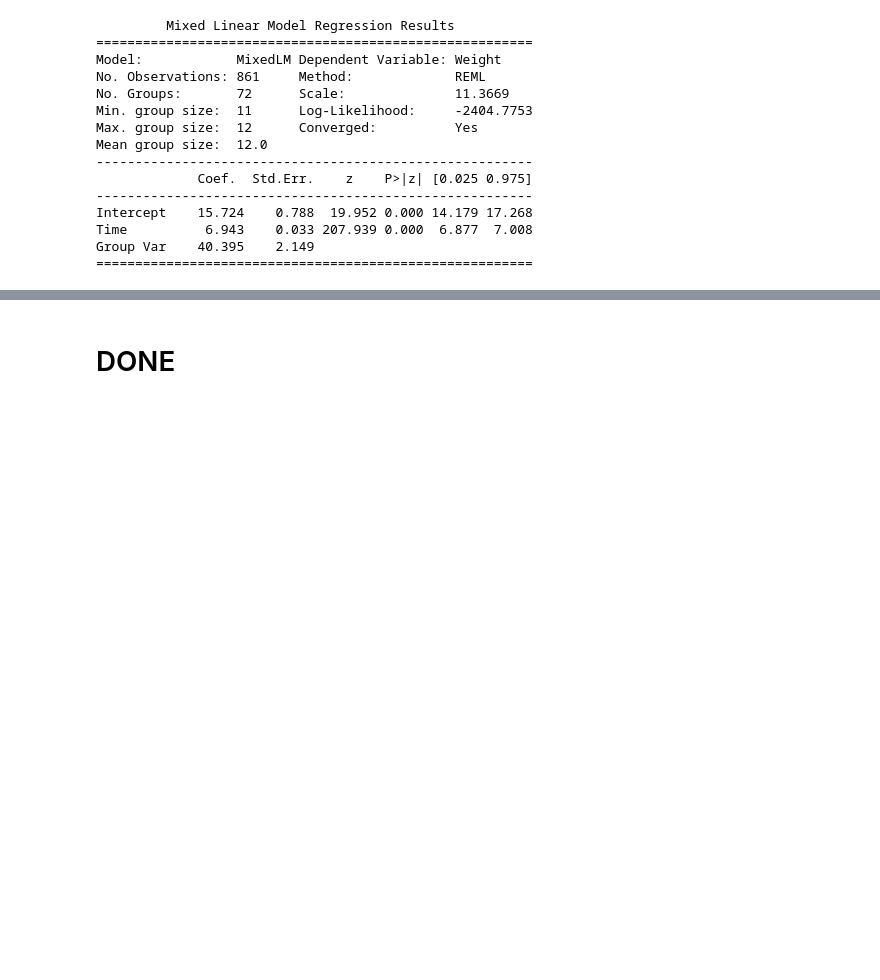
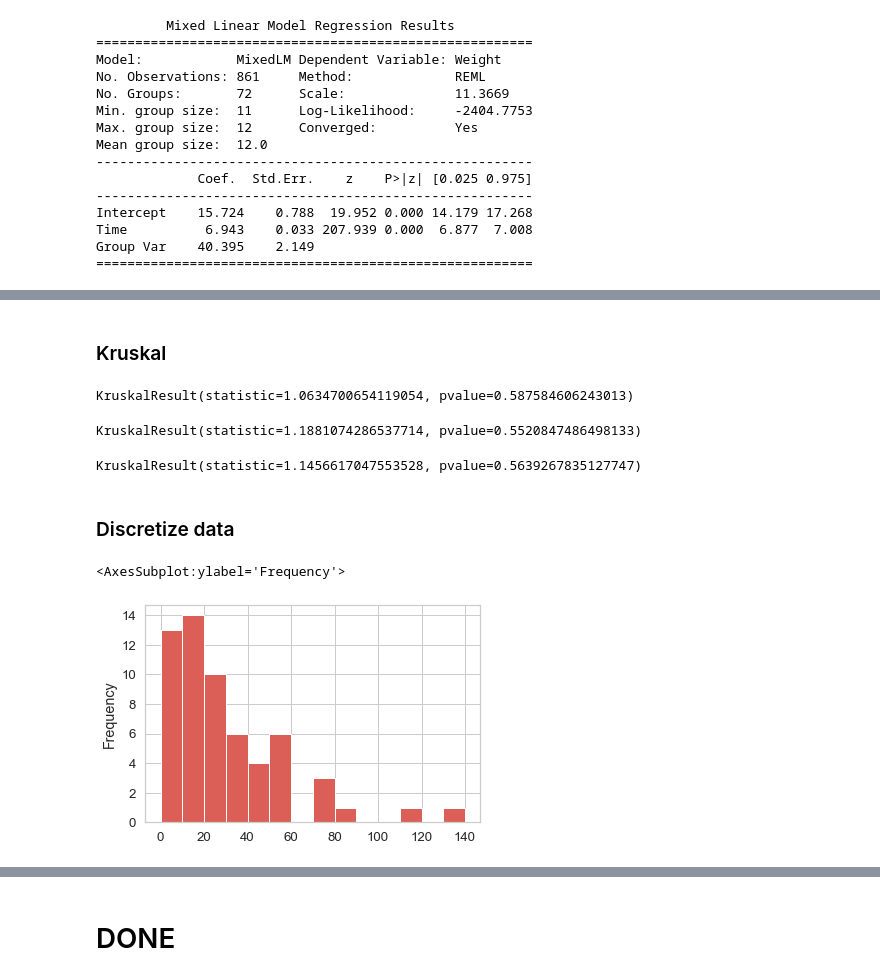
Before and after one commit to Joao-Tiago-Almeida/HRI2023---Conference-Paper, a Jupyter notebook: main.ipynb, the cells around one changed output, grey strips where cells are left out. Saved outputs shown, nothing was run; the diff lists cells and outputs as text; code cells hidden in the pictures; blank space fills up the shorter version.

```diff
--- a/main.ipynb
+++ b/main.ipynb
@@ -768,0 +872,24 @@ nrandm = np.shape(Z)
+# %% [markdown]
+### Kruskal
+# %%
+metric = 'Empathic Concern Scale'
+stats.kruskal(df_iri.loc[df_iri["Condition"]=='OC', metric], df_iri.loc[df_iri["Condition"]=='RC', metric], df_iri.loc[df_iri["Condition"]=='HC', metric])
+# %% [output]
+KruskalResult(statistic=1.0634700654119054, pvalue=0.587584606243013)
+# %%
+metric = 'Fantasy Scale'
+stats.kruskal(df_iri.loc[df_iri["Condition"]=='OC', metric], df_iri.loc[df_iri["Condition"]=='RC', metric], df_iri.loc[df_iri["Condition"]=='HC', metric])
+# %% [output]
+KruskalResult(statistic=1.1881074286537714, pvalue=0.5520847486498133)
+# %%
+metric = 'Perspective-Taking Scale'
+stats.kruskal(df_iri.loc[df_iri["Condition"]=='OC', metric], df_iri.loc[df_iri["Condition"]=='RC', metric], df_iri.loc[df_iri["Condition"]=='HC', metric])
+# %% [output]
+KruskalResult(statistic=1.1456617047553528, pvalue=0.5639267835127747)
+# %% [markdown]
+### Discretize data
+# %%
+df["Number of sentences read"].plot.hist(bins=range(0,150,10))
+# %% [output]
+<AxesSubplot:ylabel='Frequency'>
+[figure, added]
```
Also changed, not shown: parts of 33 cells of this notebook, 11 other files.
